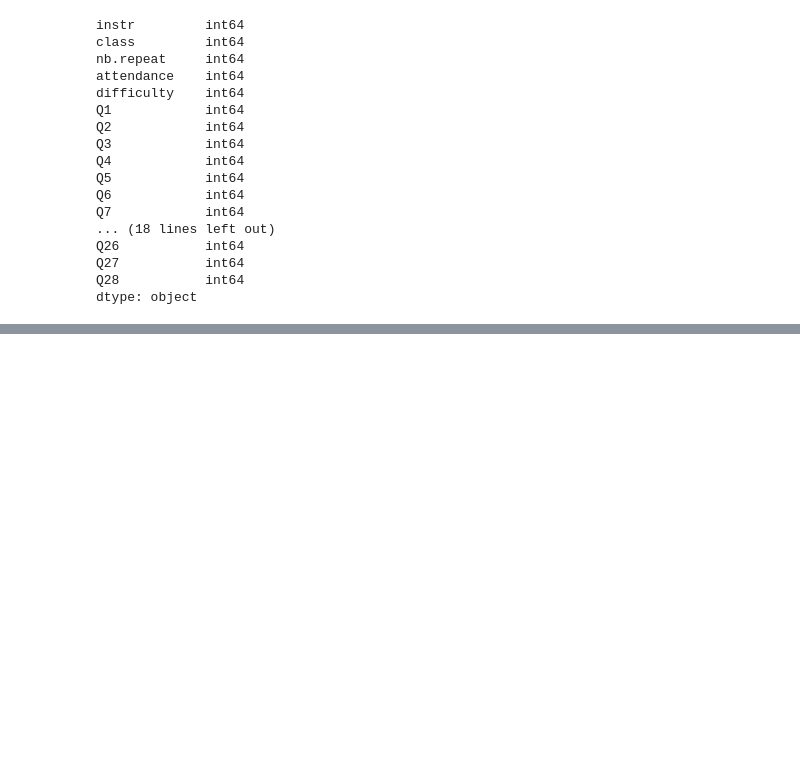
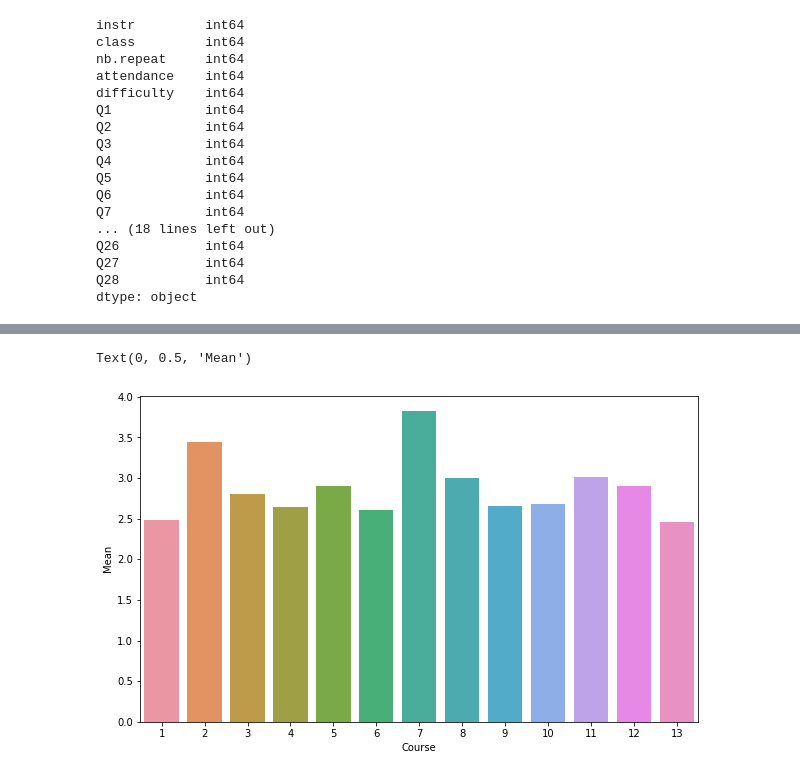
Before and after one commit to lukaszszy/data-mining, a Jupyter notebook: Projekt.ipynb, the cells around one changed output, grey strips where cells are left out. Drawn from its saved outputs; the diff is of its cells as text; code cells hidden in the pictures; blank space fills up the shorter version.

```diff
--- a/Projekt.ipynb
+++ b/Projekt.ipynb
@@ -91,0 +106,15 @@ dtype: object
+# %%
+questionmean = []
+classlist = []
+
+totalplotdata = pd.DataFrame(list(zip(classlist, questionmean)), columns =['class', 'mean'])
+
+for class_num in range(1,14):
+
+    class_data = r[(r['class'])==class_num]
+    classlist.append(class_num)
+    questionmean.append(class_data['difficulty'].mean())
+
+plotdata = pd.DataFrame(list(zip(classlist, questionmean)), columns =['class', 'mean'])
+totalplotdata = totalplotdata.append(plotdata)
+print(totalplotdata)
@@ -91,0 +136,8 @@ dtype: object
+# %%
+plt.figure(figsize=(10, 6))
+plot2 = sns.barplot(x='class', y='mean', data = totalplotdata)
+plot2.set_xlabel('Course')
+plot2.set_ylabel('Mean')
+# %% [output]
+Text(0, 0.5, 'Mean')
+[figure, added]
```
Also changed, not shown: parts of 5 cells of this notebook.
